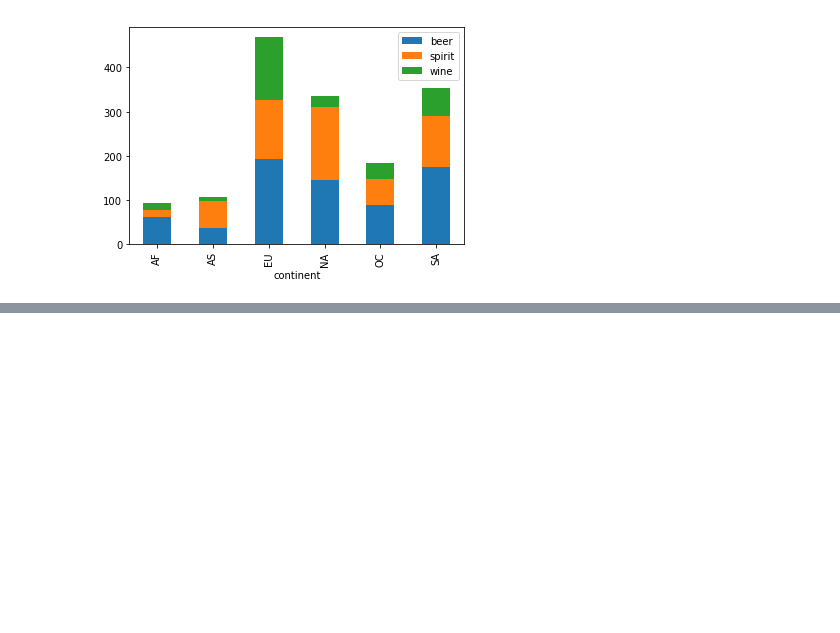
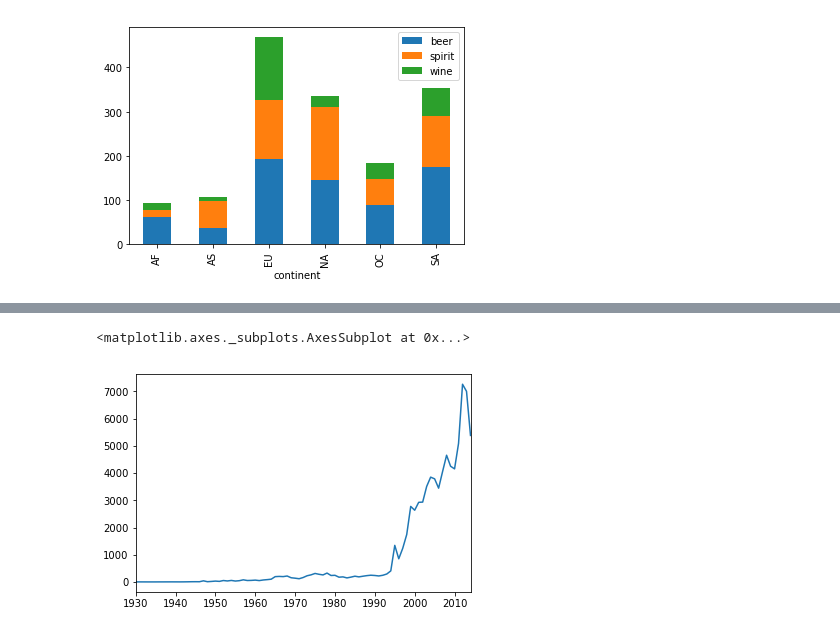
Before and after one commit to kthotav/Data-Science-with-Python, a Jupyter notebook: labs/05.1_pandas_and_visualization.ipynb, the cells around one changed output, grey strips where cells are left out. Cells and saved outputs as stored; diff of their text form; code cells hidden in the pictures; blank space fills up the shorter version.

```diff
--- a/labs/05.1_pandas_and_visualization.ipynb
+++ b/labs/05.1_pandas_and_visualization.ipynb
@@ -138,0 +150,4 @@ Line Plot: show the numerical value over time
+# %%
+# read in ufo data
+ufo_data = pd.read_csv('../data/ufo.csv')
+ufo_data.head()
@@ -138,0 +161,4 @@ Line Plot: show the numerical value over time
+# %%
+ufo_data.Time = pd.to_datetime(ufo_data.Time)
+ufo_data['Year'] = ufo_data.Time.dt.year
+ufo_data.head()
@@ -138,0 +193,6 @@ Line Plot: show the numerical value over time
+# %%
+# plot ufo sight counts by year
+ufo_data.Year.value_counts().sort_index().plot()
+# %% [output]
+<matplotlib.axes._subplots.AxesSubplot at 0x...>
+[figure, added]
```
Also changed, not shown: parts of 8 cells of this notebook.
